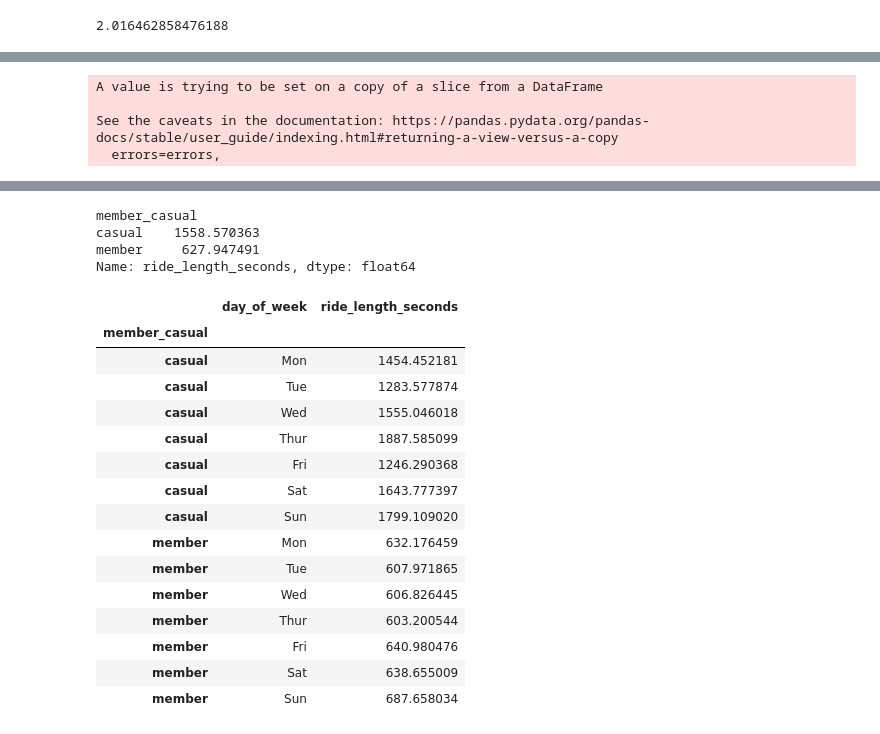
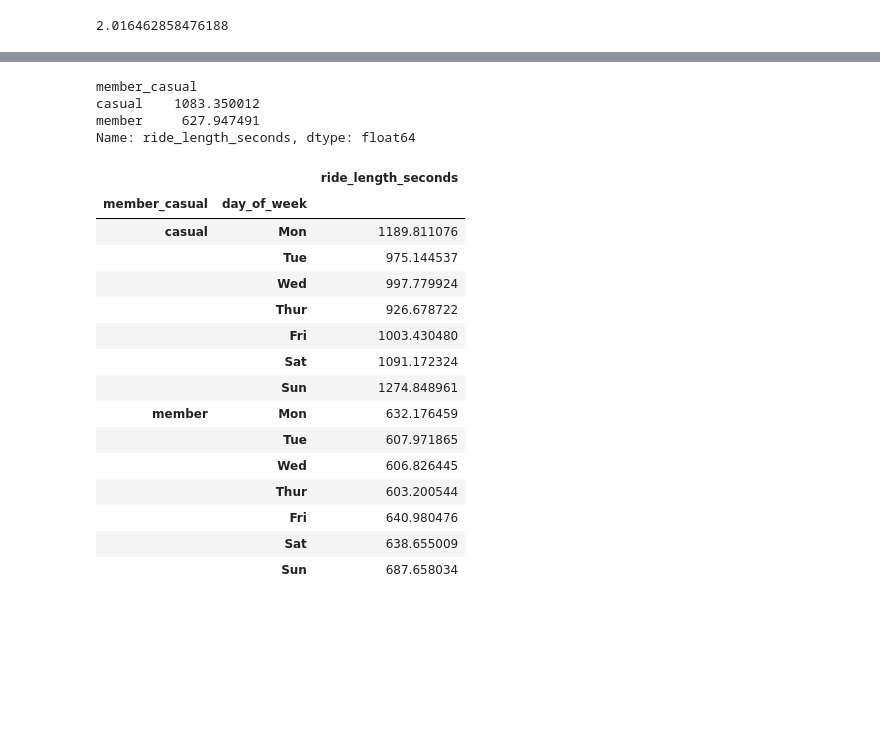
Before and after one commit to Coded123/Google_Data_Analytics_Capstone, a Jupyter notebook: cyclistic_bikeshare_project/cyclistic_bikeshare_analysis.ipynb, the cells around one changed output, grey strips where cells are left out. Saved outputs shown, nothing was run; the diff lists cells and outputs as text; code cells hidden in the pictures; blank space fills up the shorter version.

```diff
--- a/cyclistic_bikeshare_project/cyclistic_bikeshare_analysis.ipynb
+++ b/cyclistic_bikeshare_project/cyclistic_bikeshare_analysis.ipynb
@@ -40,0 +25,5 @@ bike_share
+# %%
+#The dataframe includes a few hundred entries when bikes were taken out of docks and checked for quality. These are not needed
+bike_share.drop(index=bike_share[bike_share['rideable_type'] =='docked_bike'].index, inplace=True)
+
+bike_share['rideable_type'].unique()
@@ -208,11 +180,6 @@ bike_share.head()
 # %%
 #drop columns we no longer need - cleaner DF
 bike_share.drop(columns= ['start_lat', 'start_lng','end_lat', 'end_lng'], inplace=True)
-# %% [output]
-A value is trying to be set on a copy of a slice from a DataFrame
-
-See the caveats in the documentation: https://pandas.pydata.org/pandas-docs/stable/user_guide/indexing.html#returning-a-view-versus-a-copy
-  errors=errors,
 # %%
 bike_share.head()
 # %% [output]
@@ -227,7 +194,7 @@ mc_type = bike_share.groupby('member_casual')
 mc_type['ride_length_seconds'].mean()
 # %% [output]
 member_casual
-casual    1558.570363
+casual    1083.350012
 member     627.947491
 Name: ride_length_seconds, dtype: float64
 # %%
@@ -237,25 +204,25 @@ bike_share_mean = mc_day_type['ride_length_seconds'].mean().reset_index()
 # %%
 weekday = {1:'Mon', 2:'Tue', 3:'Wed', 4:'Thur', 5:'Fri', 6:'Sat', 7:'Sun'}
 
 bike_share_mean['day_of_week'] = bike_share_mean['day_of_week'].replace(weekday)
 
-bike_share_mean.set_index('member_casual', inplace = True)
+bike_share_mean.set_index(['member_casual', 'day_of_week'], inplace = True)
 
 bike_share_mean
 # %% [output]
-|  | day_of_week | ride_length_seconds |
-| member_casual |  |  |
-| casual | Mon | 1454.452181 |
-| casual | Tue | 1283.577874 |
-| casual | Wed | 1555.046018 |
-| casual | Thur | 1887.585099 |
-| casual | Fri | 1246.290368 |
-| casual | Sat | 1643.777397 |
-| casual | Sun | 1799.109020 |
+|  |  | ride_length_seconds |
+| member_casual | day_of_week |  |
+| casual | Mon | 1189.811076 |
+|  | Tue | 975.144537 |
+|  | Wed | 997.779924 |
+|  | Thur | 926.678722 |
+|  | Fri | 1003.430480 |
+|  | Sat | 1091.172324 |
+|  | Sun | 1274.848961 |
 | member | Mon | 632.176459 |
-| member | Tue | 607.971865 |
-| member | Wed | 606.826445 |
-| member | Thur | 603.200544 |
-| member | Fri | 640.980476 |
-| member | Sat | 638.655009 |
-| member | Sun | 687.658034 |
+|  | Tue | 607.971865 |
+|  | Wed | 606.826445 |
+|  | Thur | 603.200544 |
+|  | Fri | 640.980476 |
+|  | Sat | 638.655009 |
+|  | Sun | 687.658034 |
```
Also changed, not shown: parts of 13 cells of this notebook.
